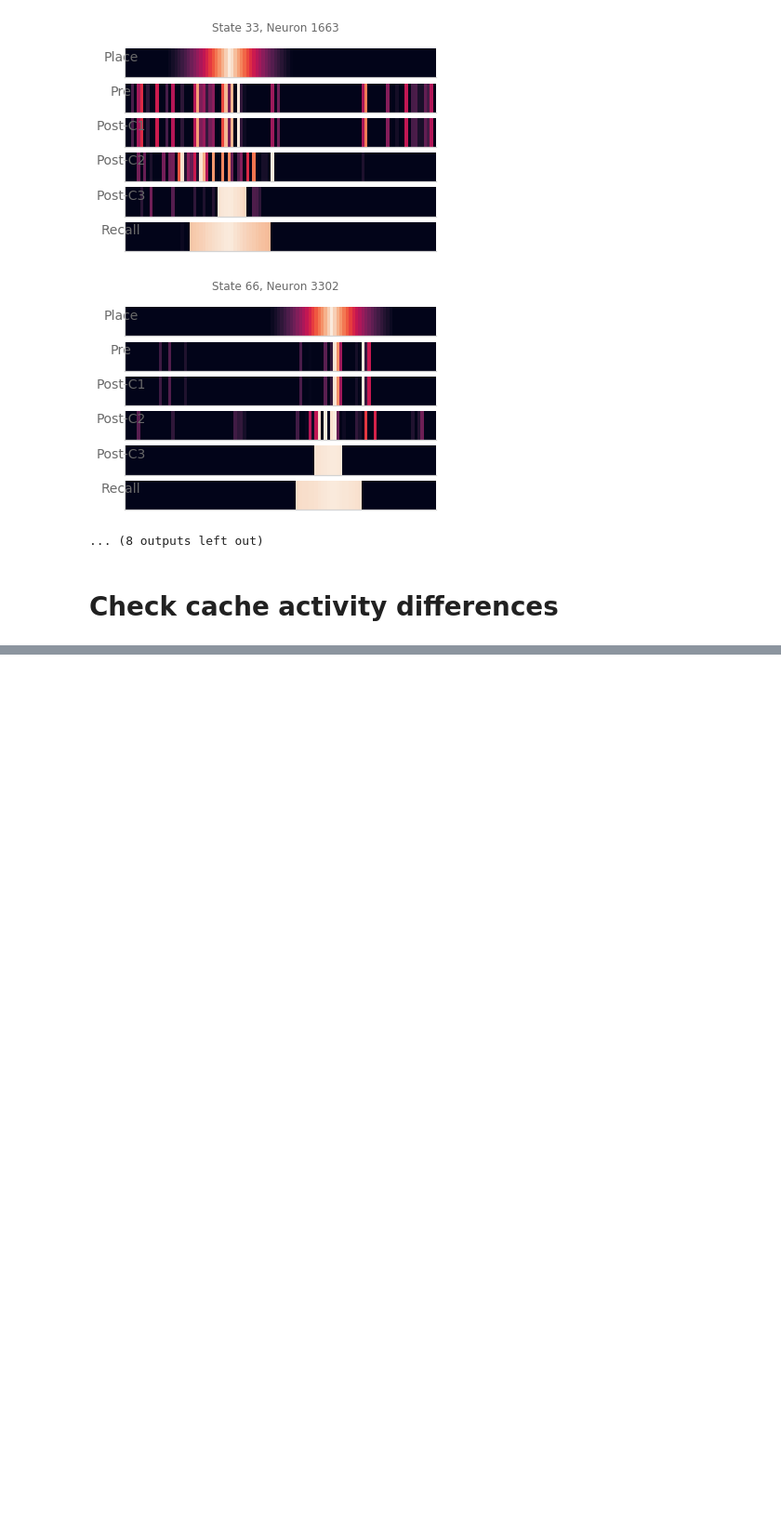
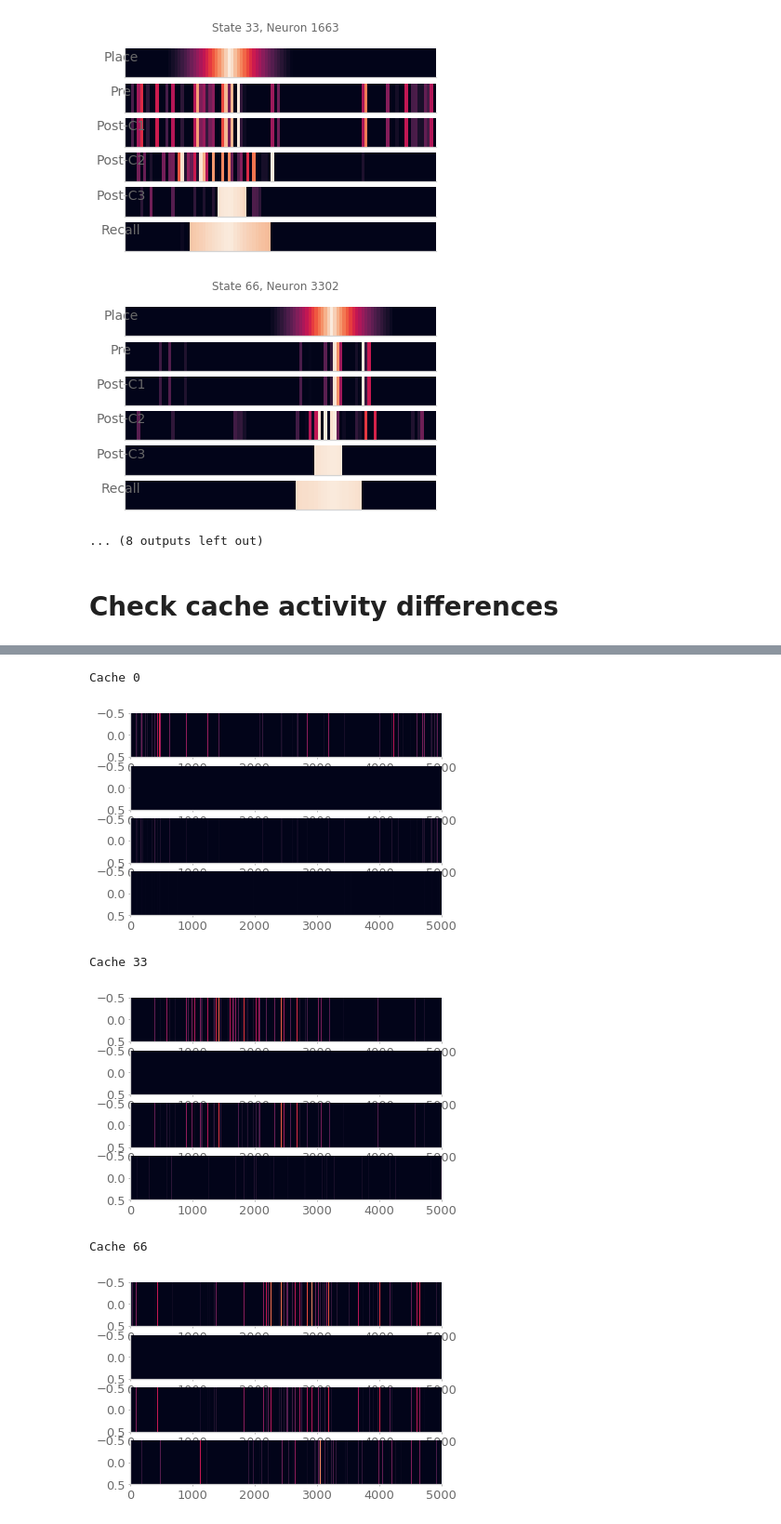
Before and after one commit to chingf/barcodes, a Jupyter notebook: Fig5-individual-cell-comparisons.ipynb, the cells around one changed output, grey strips where cells are left out. Shown at 93% size. Cells and saved outputs as stored; diff of their text form; code cells hidden in the pictures; blank space fills up the shorter version.

```diff
--- a/Fig5-individual-cell-comparisons.ipynb
+++ b/Fig5-individual-cell-comparisons.ipynb
@@ -165,0 +171,30 @@ plt.show()
+# %%
+for c in cache_states:
+    print(f'Cache {c}')
+    pre = base_cache_acts[c].reshape((1,-1))
+    post1 = mid_learning_cache_acts[0][c].reshape((1,-1))
+    post2 = mid_learning_cache_acts[1][c].reshape((1,-1))
+    post3 = mid_learning_cache_acts[2][c].reshape((1,-1))
+    pre /= pre.max()
+    post1 /= post1.max()
+    post2 /= post2.max()
+    post3 /= post3.max()
+    im1 = pre
+    im2 = pre - post1
+    im3 = post1 - post2
+    im4 = post3 - post2
+
+    vmax = max(im1.max(), im2.max(), im3.max(), im4.max())
+    fig, axs = plt.subplots(4, 1)
+    axs[0].imshow(pre, aspect='auto', vmin=0, vmax=vmax)
+    axs[1].imshow(im2, aspect='auto', vmin=0, vmax=vmax)
+    axs[2].imshow(im3, aspect='auto', vmin=0, vmax=vmax)
+    axs[3].imshow(im4, aspect='auto', vmin=0, vmax=vmax)
+    plt.show()
+# %% [output]
+Cache 0
+[figure, added]
+Cache 33
+[figure, added]
+Cache 66
+[figure, added]
```
Also changed, not shown: parts of 4 cells of this notebook.
